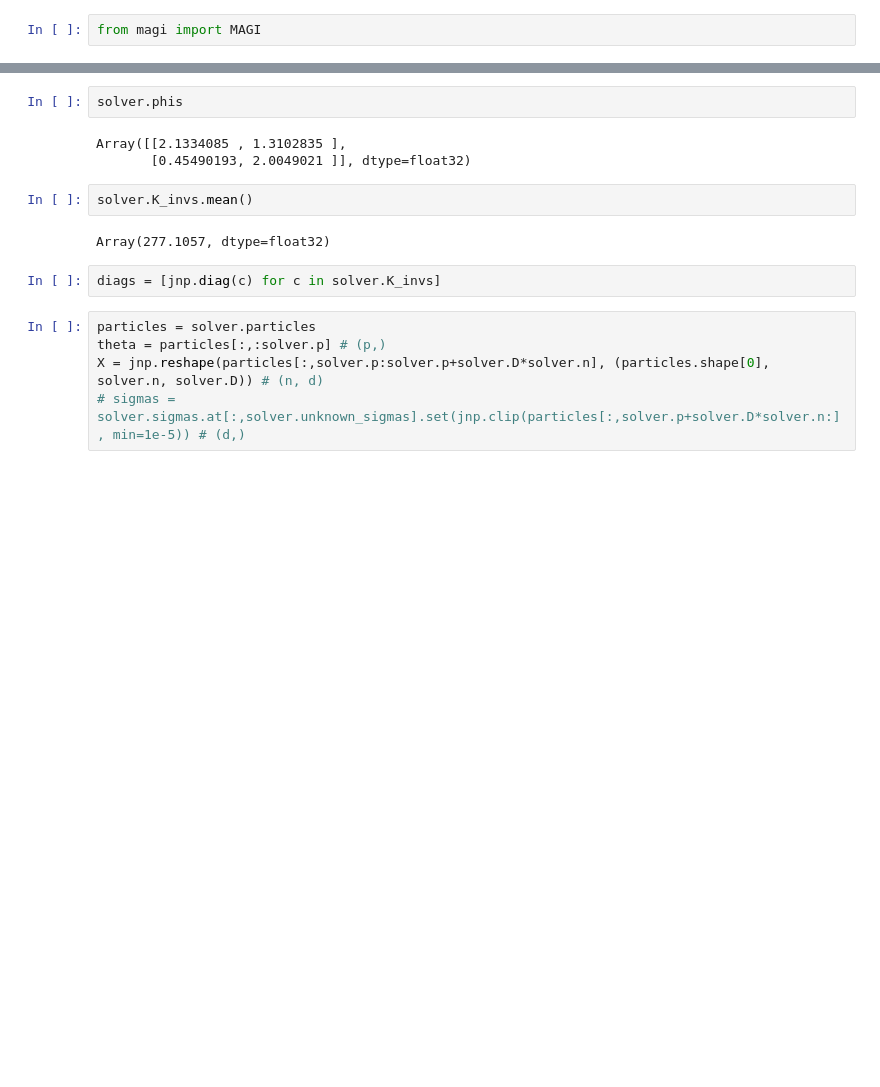
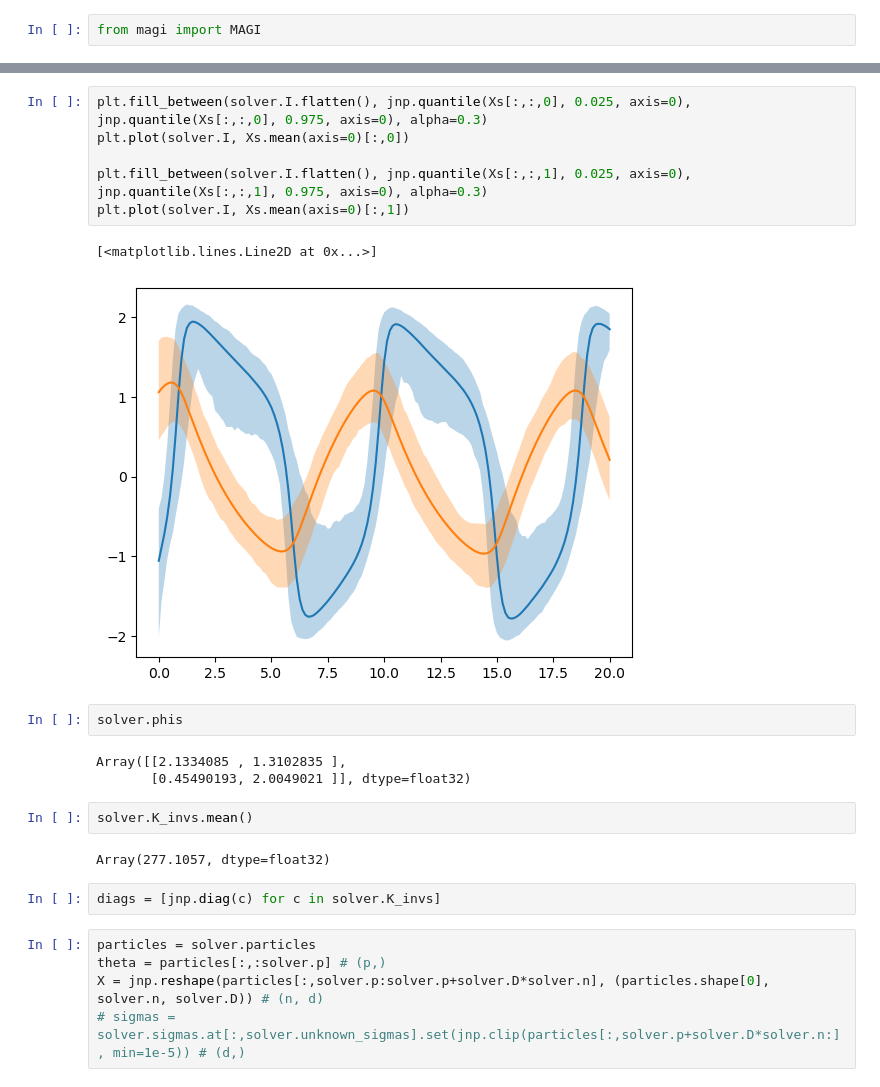
Before and after one commit to jsliu02/magi_msvgd, a Jupyter notebook: magi_msvgd/JAX Testing.ipynb, the cells around one changed output, grey strips where cells are left out. Drawn from its saved outputs; the diff is of its cells as text; blank space fills up the shorter version.

```diff
--- a/magi_msvgd/JAX Testing.ipynb
+++ b/magi_msvgd/JAX Testing.ipynb
@@ -83,3 +83,12 @@ Array([[0.2047293 , 0.31242085, 2.9381747 , ..., 0.32068294, 1.8752848 ,
+# %%
+plt.fill_between(solver.I.flatten(), jnp.quantile(Xs[:,:,0], 0.025, axis=0), jnp.quantile(Xs[:,:,0], 0.975, axis=0), alpha=0.3)
+plt.plot(solver.I, Xs.mean(axis=0)[:,0])
+
+plt.fill_between(solver.I.flatten(), jnp.quantile(Xs[:,:,1], 0.025, axis=0), jnp.quantile(Xs[:,:,1], 0.975, axis=0), alpha=0.3)
+plt.plot(solver.I, Xs.mean(axis=0)[:,1])
+# %% [output]
+[<matplotlib.lines.Line2D at 0x...>]
+[figure, added]
 # %%
 solver.phis
 # %% [output]
```
Also changed, not shown: parts of 8 cells of this notebook, 3 other files.
